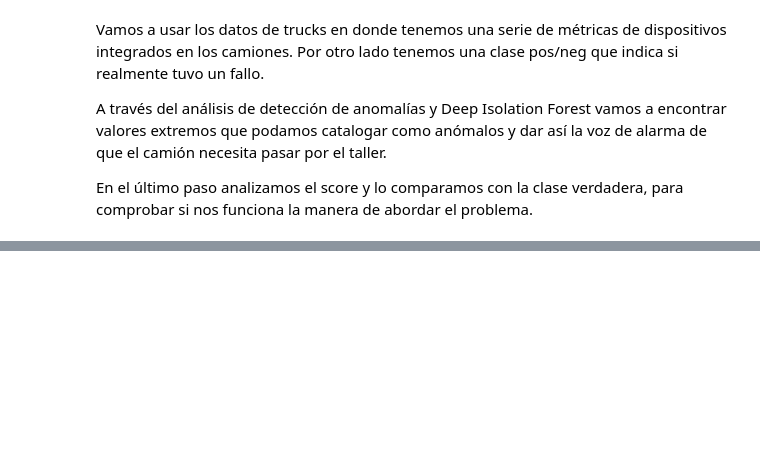
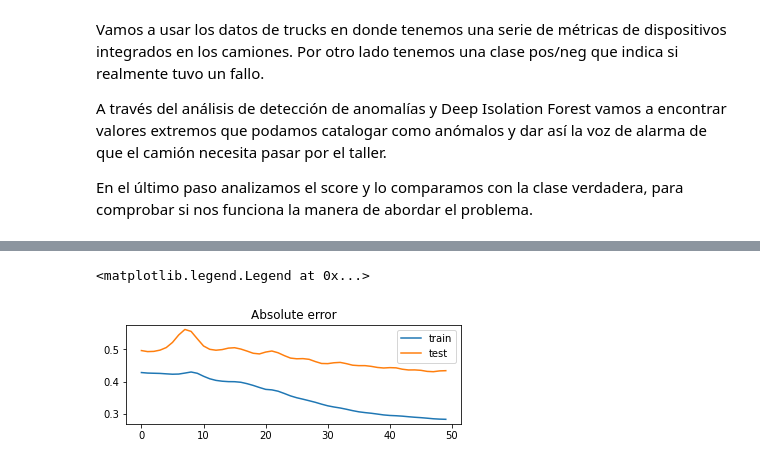
Before and after one commit to marcoandresv/DS_Consorci_2025, a Jupyter notebook: 8.- ML No supervisado/Analisis_no_supervisado_4_Deteccion_Anomalias.ipynb, the cells around one changed output, grey strips where cells are left out. Saved outputs shown, nothing was run; the diff lists cells and outputs as text; code cells hidden in the pictures; blank space fills up the shorter version.

```diff
--- a/8.- ML No supervisado/Analisis_no_supervisado_4_Deteccion_Anomalias.ipynb
+++ b/8.- ML No supervisado/Analisis_no_supervisado_4_Deteccion_Anomalias.ipynb
@@ -369,17 +262,17 @@ pd.crosstab(df_test_score['score_alto'], df_test_score['class'])
 # %%
-import tensorflow as tf
-from tensorflow.keras.models import Model
-from tensorflow.keras.layers import Input, Dense
-
-input_dim = X_train.shape[1]
+input_dim = X_train_normal_sc.shape[1]
 encoding_dim = 32
 
 input_layer = Input(shape=(input_dim,))
-encoded = Dense(encoding_dim, activation='relu')(input_layer)
-encoded = Dense(16, activation='relu')(encoded)
-decoded = Dense(encoding_dim, activation='relu')(encoded)
+encoded = Dense(128, activation='relu')(input_layer)
+encoded = Dense(64, activation='relu')(encoded)
+encoded = Dense(32, activation='relu')(encoded)
+decoded = Dense(16, activation='relu')(encoded)
+decoded = Dense(32, activation='relu')(decoded)
+decoded = Dense(64, activation='relu')(decoded)
+decoded = Dense(128, activation='relu')(decoded)
 decoded = Dense(input_dim, activation='linear')(decoded)
 
 autoencoder = Model(inputs=input_layer, outputs=decoded)
-autoencoder.compile(optimizer='adam', loss='mse')
+autoencoder.compile(optimizer='adam', loss='mse', metrics=['MeanAbsoluteError'])
 autoencoder.summary()
@@ -386,8 +297,8 @@ autoencoder.summary()
 # %%
 history = autoencoder.fit(
-    X_train, X_train,
+    X_train_normal_sc, X_train_normal_sc,
     epochs=50,
     batch_size=256,
     shuffle=True,
-    validation_data=(X_val, X_val)
+    validation_data=(X_val_normal_sc, X_val_normal_sc)
 )
@@ -394 +323,11 @@ history = autoencoder.fit(
+# %%
+from matplotlib import pyplot
+pyplot.subplot(211)
+pyplot.title('Absolute error')
+pyplot.plot(history.history['mean_absolute_error'], label='train')
+pyplot.plot(history.history['val_mean_absolute_error'], label='test')
+pyplot.legend()
+# %% [output]
+<matplotlib.legend.Legend at 0x...>
+[figure, added]
 # %%
```
Also changed, not shown: parts of 25 cells of this notebook, 11 other files.
